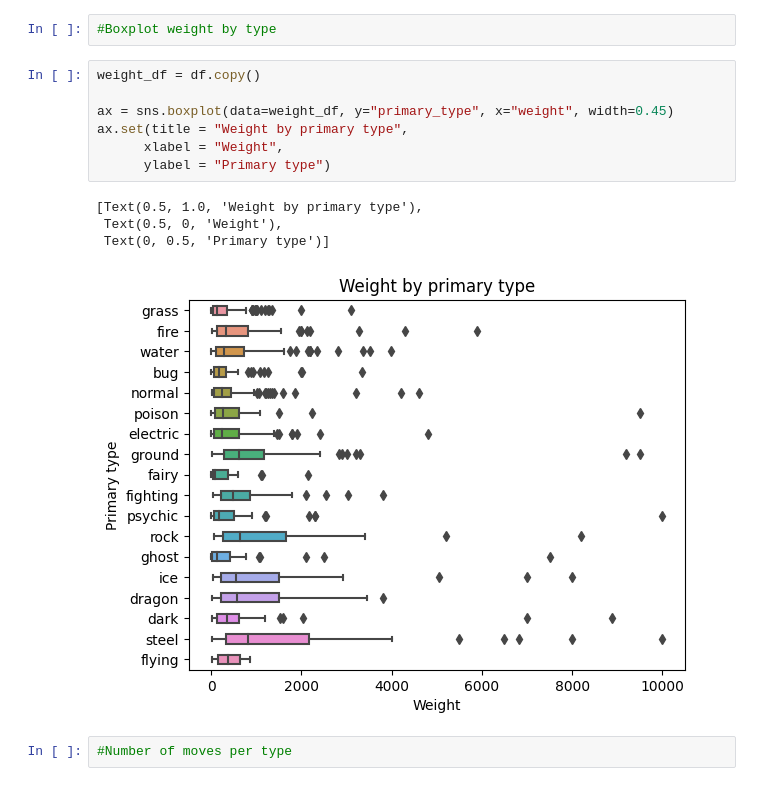
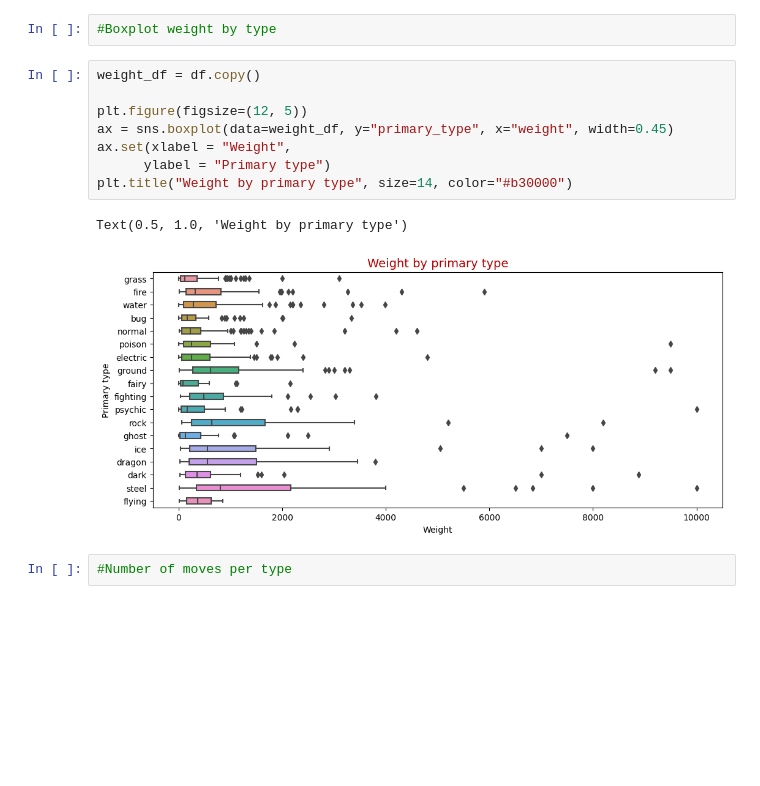
Before and after one commit to Gadomskyy/pokemon-data-analyzer, a Jupyter notebook: charts.ipynb, the cells around one changed output. Drawn from its saved outputs; the diff is of its cells as text; blank space fills up the shorter version.

```diff
--- a/charts.ipynb
+++ b/charts.ipynb
@@ -56,15 +58,14 @@ ax.set(title = "Size by primary type",
 # %%
 weight_df = df.copy()
 
+plt.figure(figsize=(12, 5))
 ax = sns.boxplot(data=weight_df, y="primary_type", x="weight", width=0.45)
-ax.set(title = "Weight by primary type",
-      xlabel = "Weight",
+ax.set(xlabel = "Weight",
       ylabel = "Primary type")
+plt.title("Weight by primary type", size=14, color="#b30000")
 # %% [output]
-[Text(0.5, 1.0, 'Weight by primary type'),
- Text(0.5, 0, 'Weight'),
- Text(0, 0.5, 'Primary type')]
+Text(0.5, 1.0, 'Weight by primary type')
-[figure, old version]
+[figure, new version]
 # %%
 #Number of moves per type
 # %%
```
Also changed, not shown: parts of 6 cells of this notebook.
